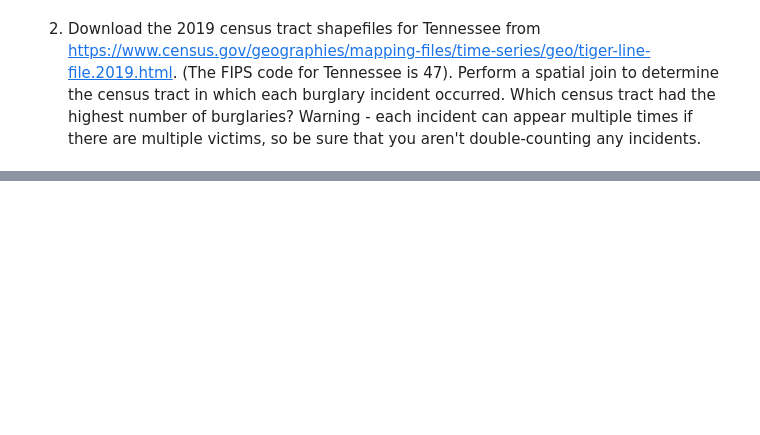
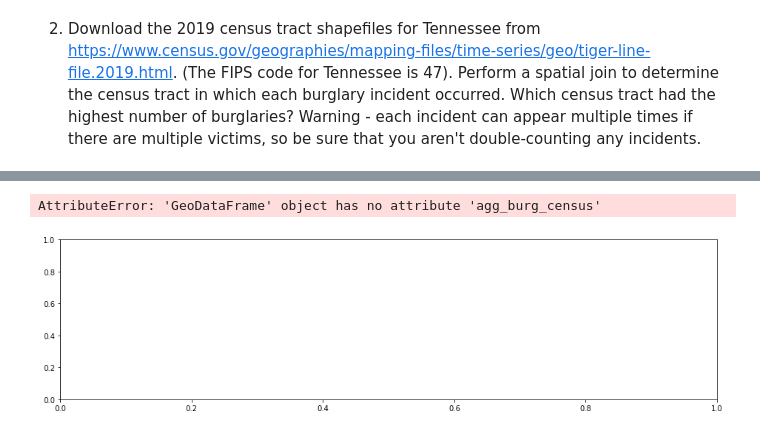
Before and after one commit to nss-data-science-cohort-5/geospatial_api-blue-barracudas, a Jupyter notebook: geospatial_jess.ipynb, the cells around one changed output, grey strips where cells are left out. Cells and saved outputs as stored; diff of their text form; code cells hidden in the pictures; blank space fills up the shorter version.

```diff
--- a/geospatial_jess.ipynb
+++ b/geospatial_jess.ipynb
@@ -65,0 +200,7 @@ Incidents['Incident Reported'].isna().sum()
+# %%
+fig, ax = plt.subplots(figsize=(16,4))
+census.agg_burg_census.plot(column = '')
+ax.axis('off');
+# %% [output]
+AttributeError: 'GeoDataFrame' object has no attribute 'agg_burg_census'
+[figure, added]
```
Also changed, not shown: parts of 28 cells of this notebook.
